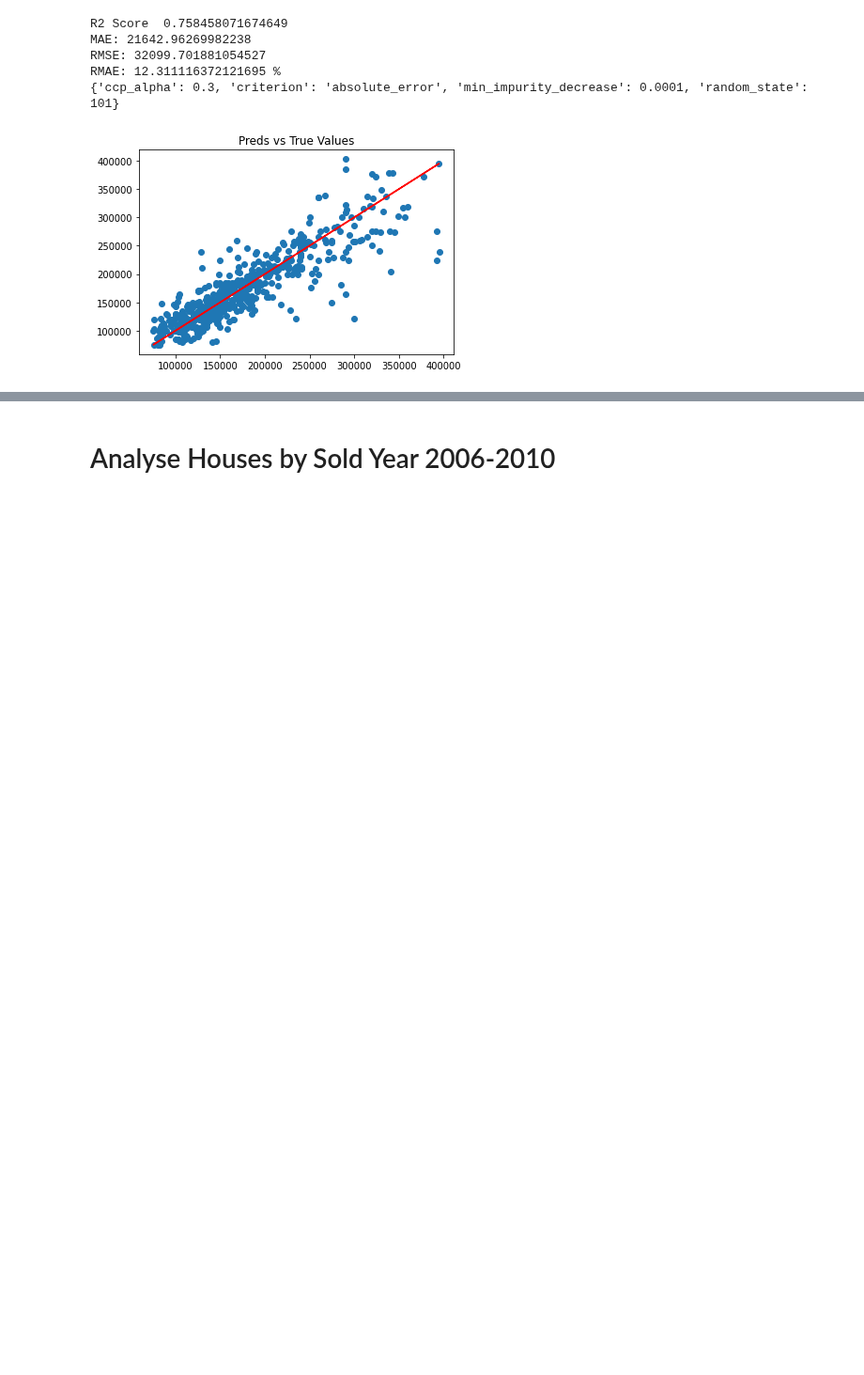
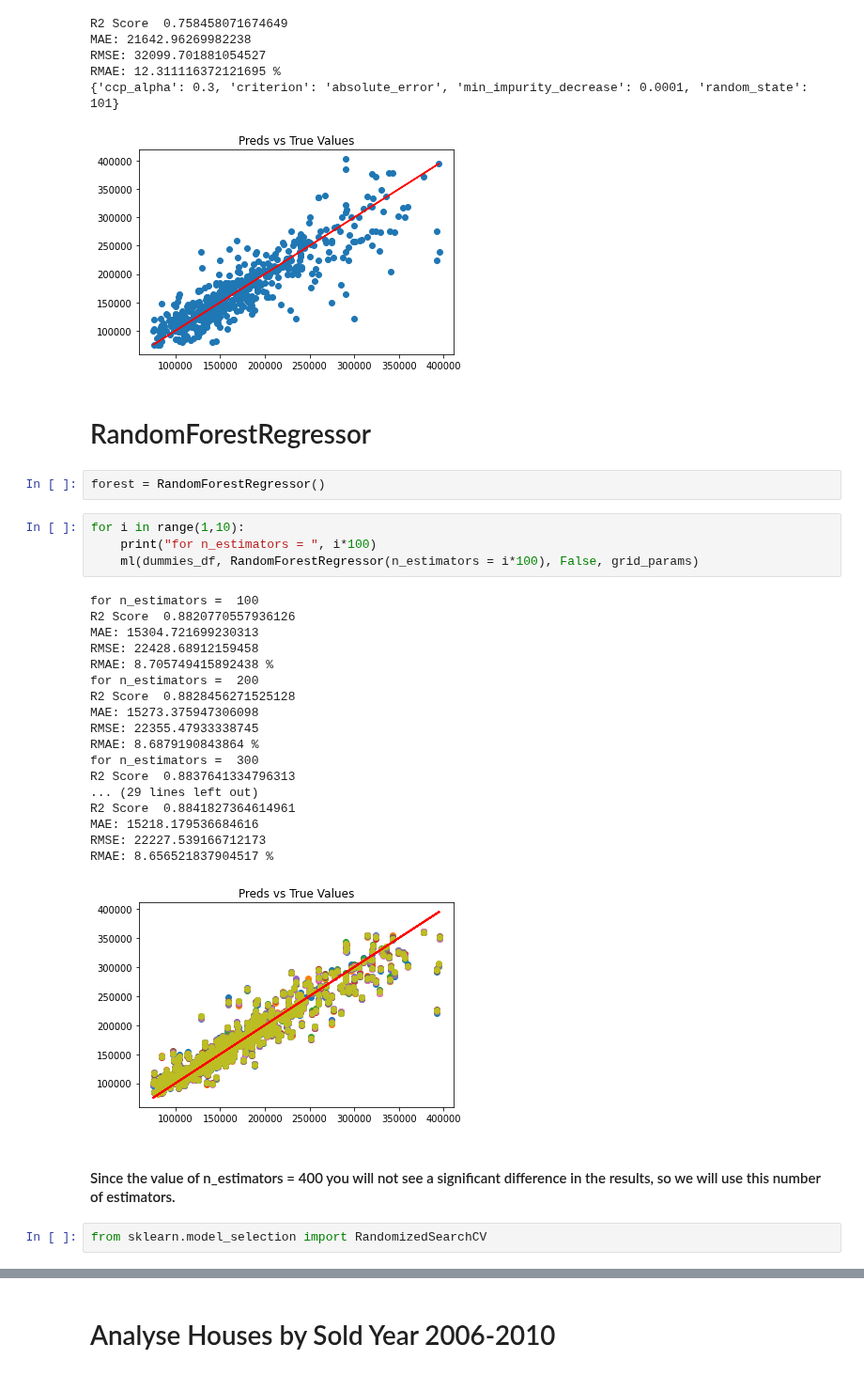
Before and after one commit to KacperChmura1/House-Price, a Jupyter notebook: ML.ipynb, the cells around one changed output, grey strips where cells are left out. Shown at 94% size. Saved outputs shown, nothing was run; the diff lists cells and outputs as text; blank space fills up the shorter version.

Commit message:
Random Forest Model

```diff
--- a/ML.ipynb
+++ b/ML.ipynb
@@ -326,3 +326,34 @@ RMSE: 32099.701881054527
 RMAE: 12.311116372121695 %
 {'ccp_alpha': 0.3, 'criterion': 'absolute_error', 'min_impurity_decrease': 0.0001, 'random_state': 101}
 [figure]
+# %% [markdown]
+# RandomForestRegressor
+# %%
+forest = RandomForestRegressor()
+# %%
+for i in range(1,10):
+    print("for n_estimators = ", i*100)
+    ml(dummies_df, RandomForestRegressor(n_estimators = i*100), False, grid_params)
+# %% [output]
+for n_estimators =  100
+R2 Score  0.8820770557936126
+MAE: 15304.721699230313
+RMSE: 22428.68912159458
+RMAE: 8.705749415892438 %
+for n_estimators =  200
+R2 Score  0.8828456271525128
+MAE: 15273.375947306098
+RMSE: 22355.47933338745
+RMAE: 8.6879190843864 %
+for n_estimators =  300
+R2 Score  0.8837641334796313
+... (29 lines left out)
+R2 Score  0.8841827364614961
+MAE: 15218.179536684616
+RMSE: 22227.539166712173
+RMAE: 8.656521837904517 %
+[figure, added]
+# %% [markdown]
+#### Since the value of n_estimators = 400 you will not see a significant difference in the results, so we will use this number of estimators.
+# %%
+from sklearn.model_selection import RandomizedSearchCV
```
Also changed, not shown: parts of 5 cells of this notebook.
